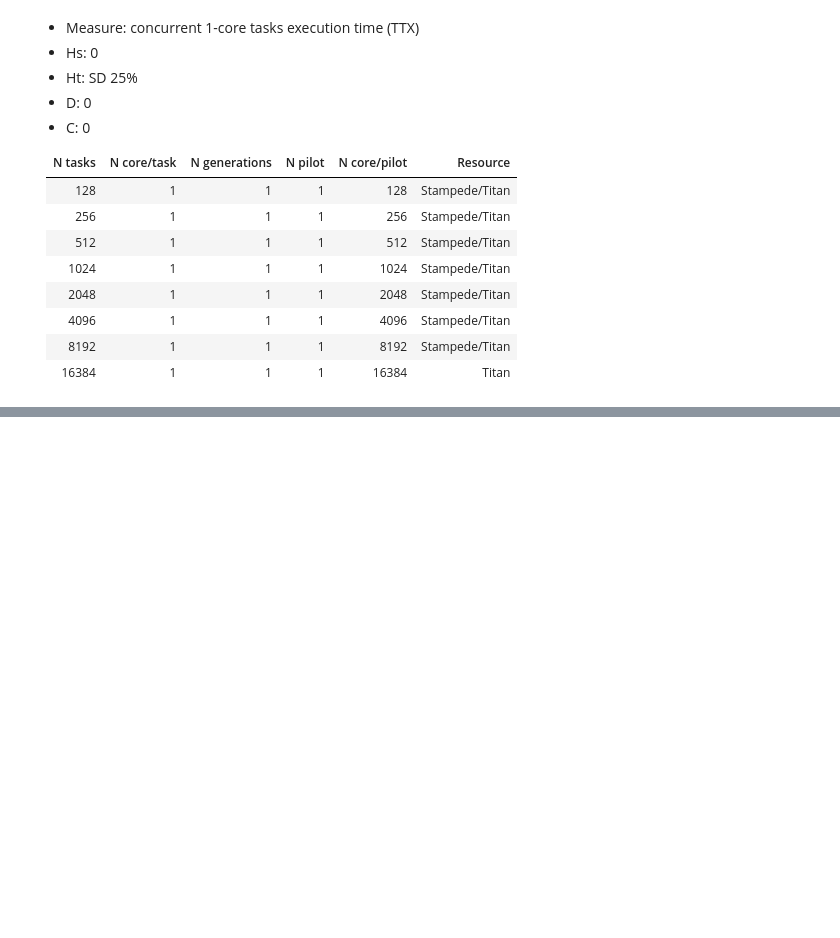
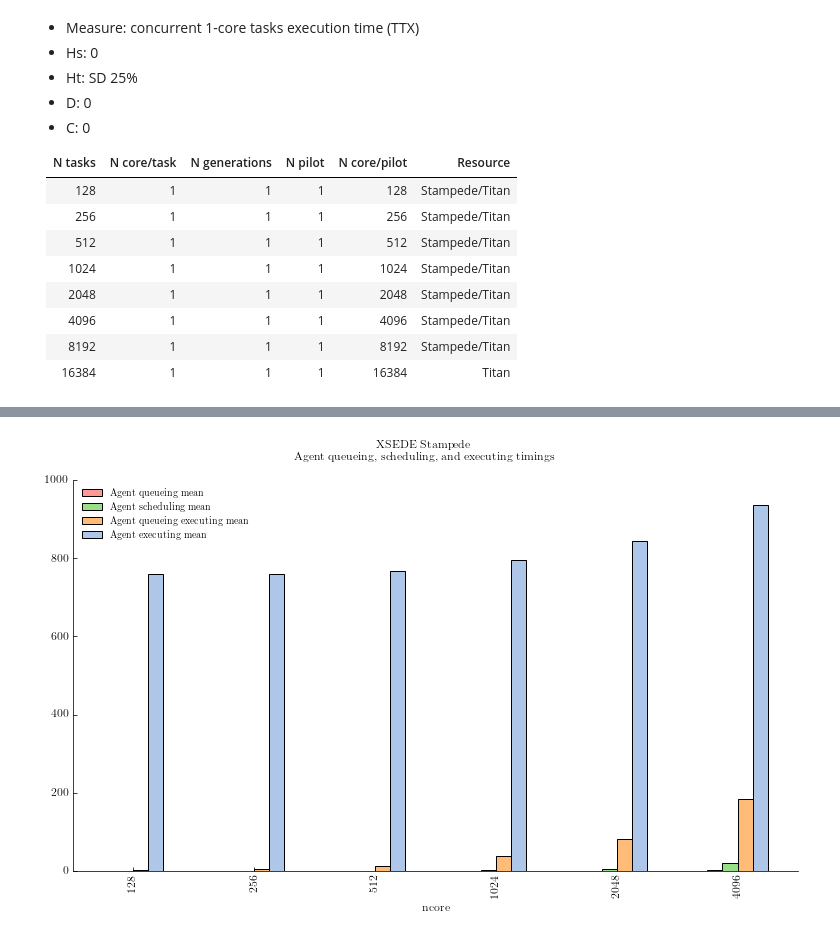
Before and after one commit to radical-experiments/rp-paper, a Jupyter notebook: analysis/rp_paper_experiments.ipynb, the cells around one changed output, grey strips where cells are left out. Saved outputs shown, nothing was run; the diff lists cells and outputs as text; code cells hidden in the pictures; blank space fills up the shorter version.

```diff
--- a/analysis/rp_paper_experiments.ipynb
+++ b/analysis/rp_paper_experiments.ipynb
@@ -233,0 +240,50 @@ Here is the full report generated by LaTeX:
+# %%
+fig, ax = fig_setup()
+title_head = 'XSEDE Stampede'
+title_desc = 'Agent queueing, scheduling, and executing timings'
+title = '%s\n%s' % (title_head, title_desc)
+fig.suptitle(title)
+
+# 'U_AGENT_QUEUING'     : ['AGENT_SCHEDULING_PENDING', 'AGENT_SCHEDULING'            ],
+# 'U_AGENT_SCHEDULING'  : ['AGENT_SCHEDULING'        , 'AGENT_EXECUTING_PENDING'     ],
+# 'U_AGENT_QUEUING_EXEC': ['AGENT_EXECUTING_PENDING' , 'AGENT_EXECUTING'             ],
+# 'U_AGENT_EXECUTING'   : ['AGENT_EXECUTING'         , 'AGENT_STAGING_OUTPUT_PENDING']}
+
+atx = sessions[['ncore',
+                'U_AGENT_QUEUING',
+                'U_AGENT_SCHEDULING',
+                'U_AGENT_QUEUING_EXEC',
+                'U_AGENT_EXECUTING',
+                'TTC']].groupby(['ncore']).aggregate({
+                    'U_AGENT_QUEUING'     :{'Agent queueing mean'          :'mean',
+                                            'Agent queueing std'           :'std' },
+                    'U_AGENT_SCHEDULING'  :{'Agent scheduling mean'        :'mean',
+                                            'Agent scheduling std'         :'std' },
+                    'U_AGENT_QUEUING_EXEC':{'Agent queueing executing mean':'mean',
+                                            'Agent queueing executing std' :'std' },
+                    'U_AGENT_EXECUTING'   :{'Agent executing mean'         :'mean',
+                                            'Agent executing std'          :'std' },
+                    'TTC'                 :{'Total execution time mean'    :'mean',
+                                            'Total execution time std'     :'std' }})
+atx.columns = atx.columns.droplevel(0)
+atx = atx.reset_index()
+
+atx
+
+atx.plot.bar(x='ncore', y=['Agent queueing mean',
+                           'Agent scheduling mean',
+                           'Agent queueing executing mean',
+                           'Agent executing mean',
+                           #'Total execution time mean'
+                          ], color=[tableau20[7],
+                                    tableau20[5],
+                                    tableau20[3],
+                                    tableau20[1]], ax=ax)
+
+# ax.legend(labels=['Agent queueing','Agent scheduling','Agent queueing executing','Agent executing','TTC'], bbox_to_anchor=(2.25, 1))
+# ax.set_xlabel('Number of Cores')
+# ax.set_ylabel('Time (s)')
+
+plt.savefig('figures/stampede_agent_timings.pdf', dpi=600, bbox_inches='tight')
+# %% [output]
+[figure, added]
```
Also changed, not shown: parts of 3 cells of this notebook, 3 other files.
